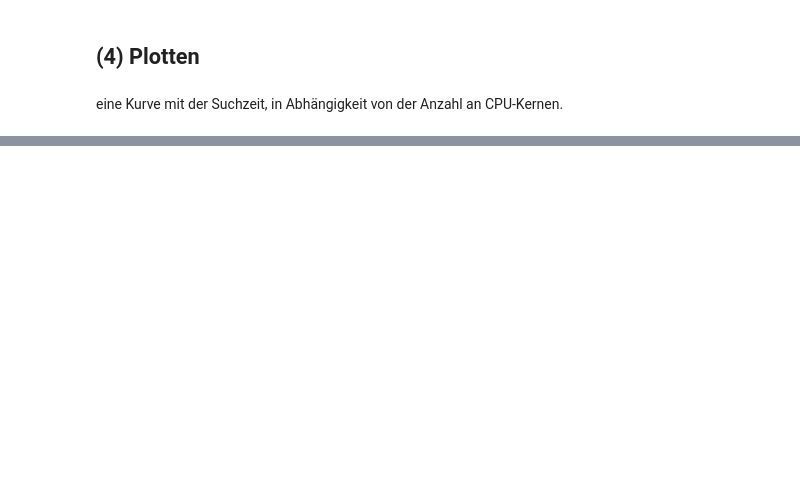
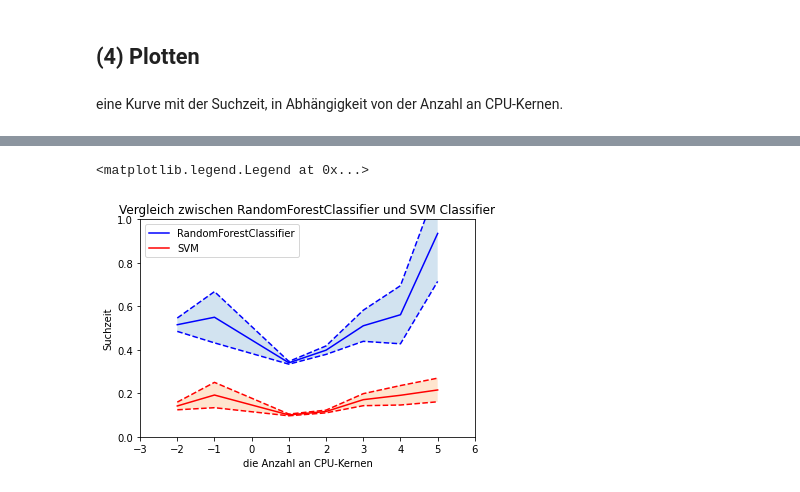
Before and after one commit to zekssmy/lookatme, a Jupyter notebook: E1/solutions/A6.ipynb, the cells around one changed output, grey strips where cells are left out. Saved outputs shown, nothing was run; the diff lists cells and outputs as text; code cells hidden in the pictures; blank space fills up the shorter version.

```diff
--- a/E1/solutions/A6.ipynb
+++ b/E1/solutions/A6.ipynb
@@ -538,0 +562,8 @@ for i in range(-2, 5):
+# %%
+results = pd.DataFrame({
+    'n_jobs': [-2, -1, 1, 2, 3, 4, 5],
+    'RandomForestClassifier': results3['mean_fit_time'],
+    'SVM Classifier': results4['mean_fit_time'],
+})
+
+results
@@ -538,0 +579,24 @@ for i in range(-2, 5):
+# %%
+fig, ax = plt.subplots()
+plt.title('Vergleich zwischen RandomForestClassifier und SVM Classifier')
+plt.xlabel('die Anzahl an CPU-Kernen')
+plt.ylabel('Suchzeit')
+ax.set(xlim = (-3, 6), ylim=(0, 1))
+
+ax.plot(results['n_jobs'], results['RandomForestClassifier'],  label = 'RandomForestClassifier', c = 'blue')
+plt.plot(results['n_jobs'], results['RandomForestClassifier'] + results3['std_fit_time'], "b--")
+plt.plot(results['n_jobs'], results['RandomForestClassifier'] - results3['std_fit_time'], "b--")
+
+plt.fill_between(results['n_jobs'],
+                 results['RandomForestClassifier'] + results3['std_fit_time'], results['RandomForestClassifier'] - results3['std_fit_time'], alpha = 0.2)
+
+ax.plot(results['n_jobs'], results['SVM Classifier'], label = 'SVM', c = 'red')
+plt.plot(results['n_jobs'], results['SVM Classifier'] + results4['std_fit_time'], "r--")
+plt.plot(results['n_jobs'], results['SVM Classifier'] - results4['std_fit_time'], "r--")
+
+plt.fill_between(results['n_jobs'], results['SVM Classifier'] + results4['std_fit_time'], results['SVM Classifier'] - results4['std_fit_time'], alpha = 0.2)
+
+plt.legend(loc="upper left")
+# %% [output]
+<matplotlib.legend.Legend at 0x...>
+[figure, added]
```
Also changed, not shown: parts of 48 cells of this notebook.
